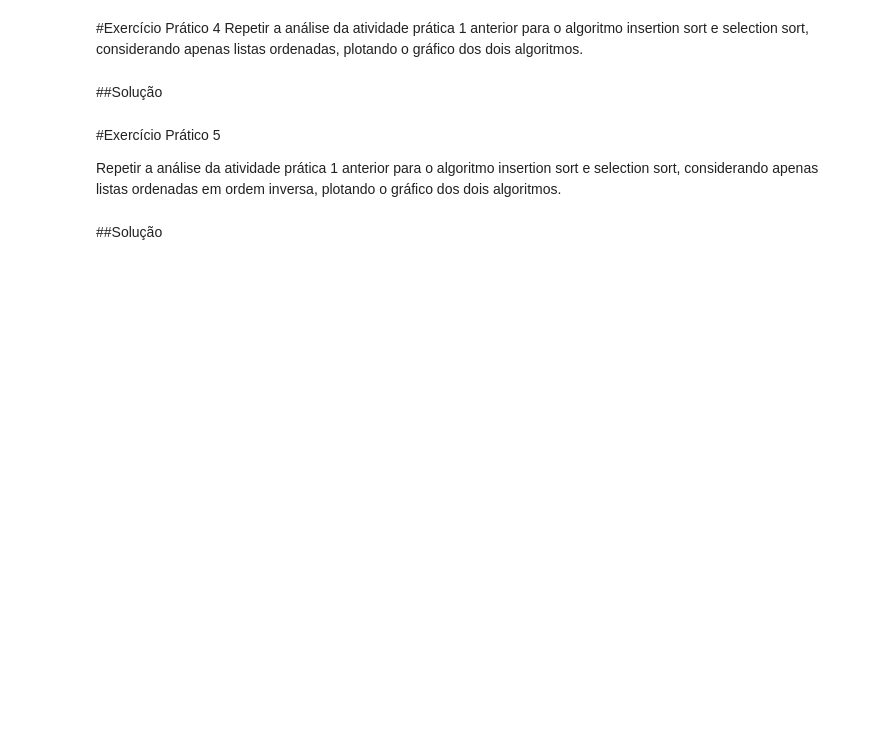
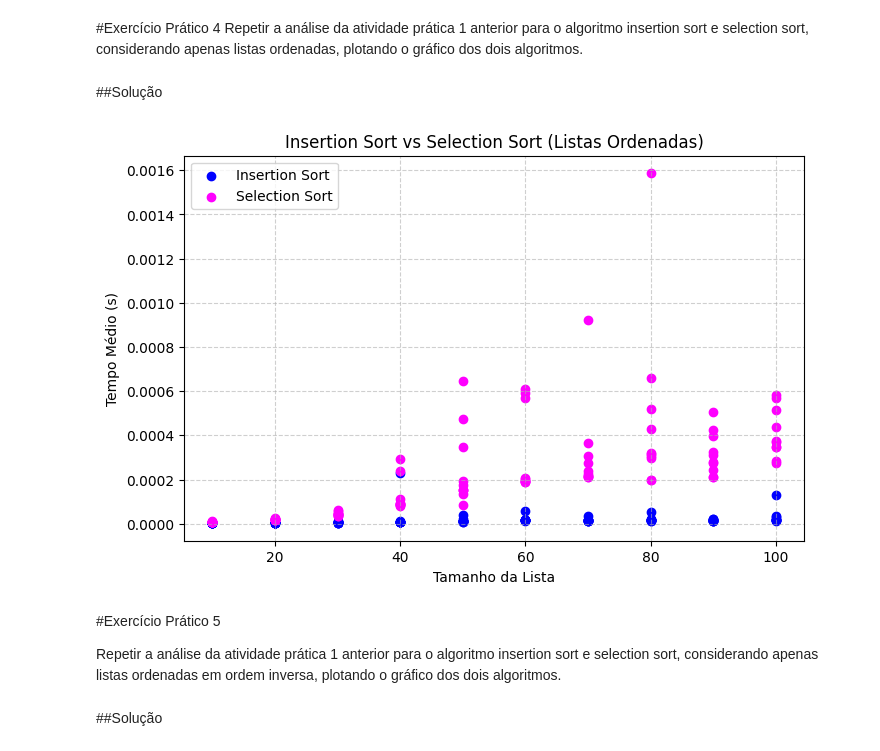
Before and after one commit to LeandroLDA/MECAI_introducao_ciencia_computacao, a Jupyter notebook: algoritmos_ordenacao/Exercícios 05 - Algoritmo de Ordenação Parte II.ipynb, the cells around one changed output. Drawn from its saved outputs; the diff is of its cells as text; code cells hidden in the pictures; blank space fills up the shorter version.

```diff
--- a/algoritmos_ordenacao/Exercícios 05 - Algoritmo de Ordenação Parte II.ipynb
+++ b/algoritmos_ordenacao/Exercícios 05 - Algoritmo de Ordenação Parte II.ipynb
@@ -226,6 +224,48 @@ ValueError: x and y must be the same size
 Repetir a análise da atividade prática 1 anterior  para o algoritmo insertion sort e selection sort, considerando apenas listas ordenadas, plotando o gráfico dos dois algoritmos.
 # %% [markdown]
 ##Solução
+# %%
+def insertion_sort(L):
+    n = len(L)
+    for j in range(1, n):
+        chave = L[j]
+        i = j - 1
+        while i >= 0 and L[i] > chave:
+            L[i+1] = L[i]
+            i -= 1
+        L[i+1] = chave
+    return L
+# %%
+def selection_sort(L):
+    n = len(L)
+    for i in range(n):
+        min_idx = i
+        for j in range(i+1, n):
+            if L[j] < L[min_idx]:
+                min_idx = j
+        L[i], L[min_idx] = L[min_idx], L[i]
+    return L
+# %%
+tempos_insertion = []
+tempos_selection = []
+eixo_x = []
+
+for sublista in L_cresc:
+    t_ins = timeit.Timer(lambda: insertion_sort(sublista.copy())).timeit(number=10) / 10
+    t_sel = timeit.Timer(lambda: selection_sort(sublista.copy())).timeit(number=10) / 10
+
+    tempos_insertion.append(t_ins)
+    tempos_selection.append(t_sel)
+    eixo_x.append(len(sublista))
+# %%
+dados_para_plotar = [
+    {'eixo_x': eixo_x, 'tempos': tempos_insertion, 'cor': 'blue', 'label': 'Insertion Sort'},
+    {'eixo_x': eixo_x, 'tempos': tempos_selection, 'cor': 'magenta', 'label': 'Selection Sort'}
+]
+
+plotar_comparacao(dados_para_plotar, "Insertion Sort vs Selection Sort (Listas Ordenadas)")
+# %% [output]
+[figure, added]
 # %% [markdown]
 #Exercício Prático 5
 
```
Also changed, not shown: parts of 28 cells of this notebook.
